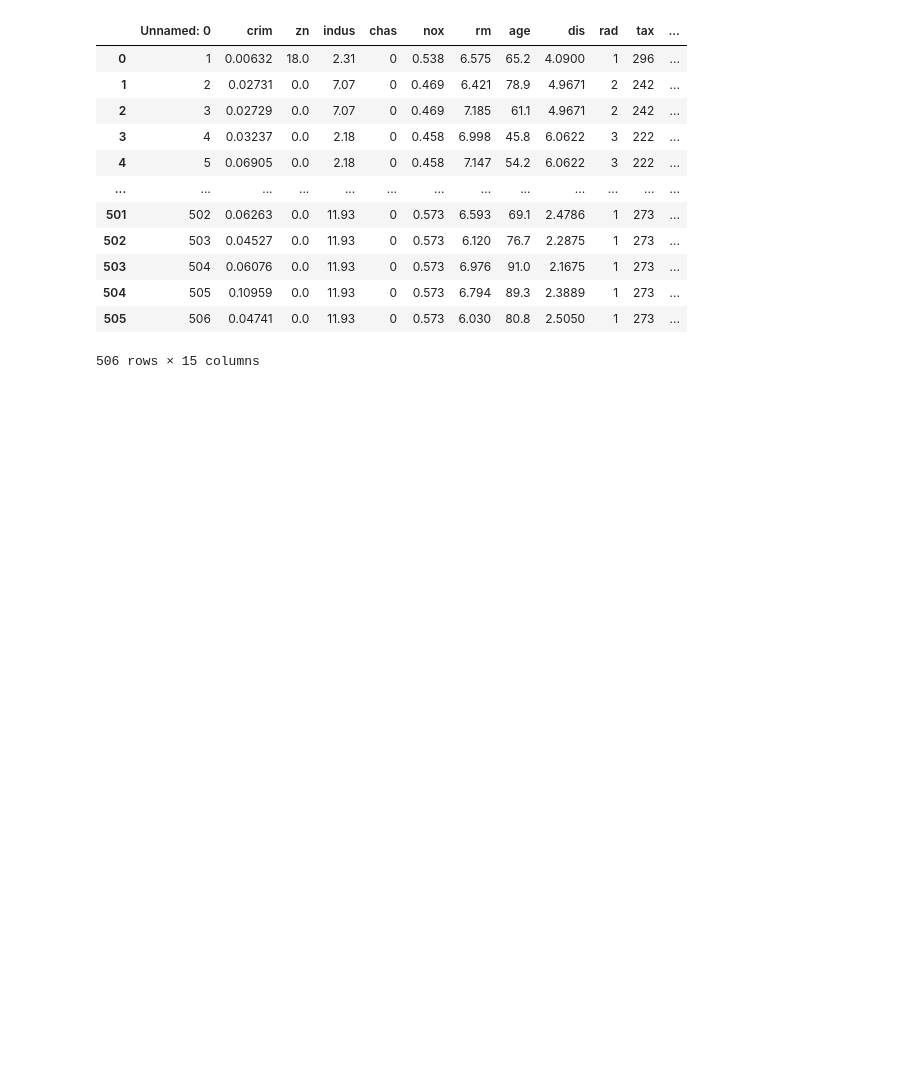
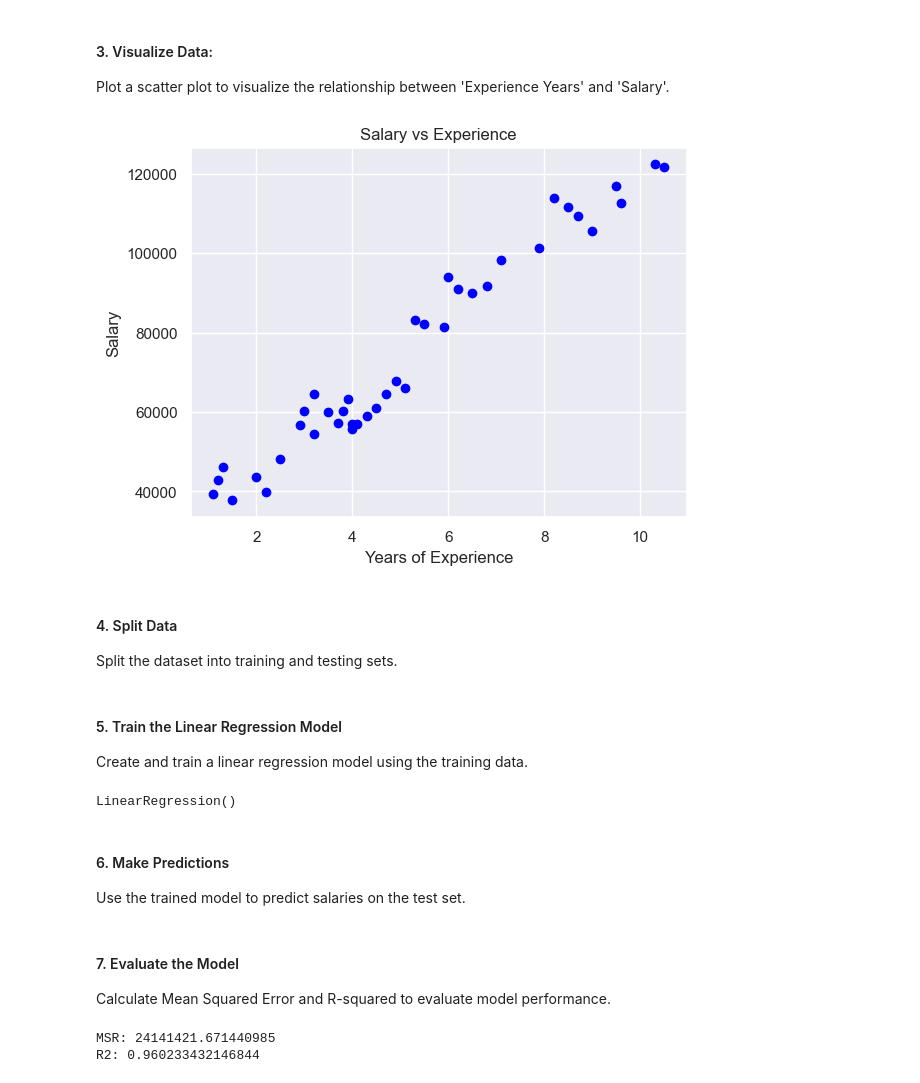
Before and after one commit to NikolasKolinek/Machine-Learning, a Jupyter notebook: Regression/SimpleLinearRegression.ipynb, the cells around one changed output. Saved outputs shown, nothing was run; the diff lists cells and outputs as text; code cells hidden in the pictures; blank space fills up the shorter version.

Commit message:
Simple Linear Regression - finall

```diff
--- a/Regression/SimpleLinearRegression.ipynb
+++ b/Regression/SimpleLinearRegression.ipynb
@@ -3,7 +7,7 @@
 # %%
-import numpy as np
 import pandas as pd
-import matplotlib.pyplot as ptl
-import seaborn as sns
-sns.set()
+import matplotlib.pyplot as plt
+from sklearn.model_selection import train_test_split
+from sklearn.linear_model import LinearRegression
+from sklearn.metrics import r2_score, mean_squared_error
 # %% [markdown]
@@ -11,2 +16,3 @@ In this example Im using [Boston Housing Dataset ](https://www.cs.toronto.edu/~d
 # %%
-data = pd.read_csv('Boston.csv')
+data = pd.read_csv('Salary Data.csv')
+data.head(10)
@@ -13,16 +31,29 @@ data = pd.read_csv('Boston.csv')
+# %% [markdown]
+#### 3. Visualize Data:
+Plot a scatter plot to visualize the relationship between 'Experience Years' and 'Salary'.
+# %%
+plt.scatter(data['Experience Years'], data['Salary'], color='blue')
+plt.xlabel('Years of Experience')
+plt.ylabel('Salary')
+plt.title('Salary vs Experience')
+plt.show()
+# %% [output]
+[figure, added]
+# %% [markdown]
+#### 4. Split Data
+Split the dataset into training and testing sets.
 # %%
-data
+y = data['Salary']
+X = data[['Experience Years']]
+X_train, X_test, y_train, y_test = train_test_split(X,y, train_size=0.7, random_state=2529)
-# %% [output]
-|  | Unnamed: 0 | crim | zn | indus | chas | nox | rm | age | dis | rad | tax | ... |
-| 0 | 1 | 0.00632 | 18.0 | 2.31 | 0 | 0.538 | 6.575 | 65.2 | 4.0900 | 1 | 296 | ... |
-| 1 | 2 | 0.02731 | 0.0 | 7.07 | 0 | 0.469 | 6.421 | 78.9 | 4.9671 | 2 | 242 | ... |
-| 2 | 3 | 0.02729 | 0.0 | 7.07 | 0 | 0.469 | 7.185 | 61.1 | 4.9671 | 2 | 242 | ... |
-| 3 | 4 | 0.03237 | 0.0 | 2.18 | 0 | 0.458 | 6.998 | 45.8 | 6.0622 | 3 | 222 | ... |
-| 4 | 5 | 0.06905 | 0.0 | 2.18 | 0 | 0.458 | 7.147 | 54.2 | 6.0622 | 3 | 222 | ... |
-| ... | ... | ... | ... | ... | ... | ... | ... | ... | ... | ... | ... | ... |
-| 501 | 502 | 0.06263 | 0.0 | 11.93 | 0 | 0.573 | 6.593 | 69.1 | 2.4786 | 1 | 273 | ... |
-| 502 | 503 | 0.04527 | 0.0 | 11.93 | 0 | 0.573 | 6.120 | 76.7 | 2.2875 | 1 | 273 | ... |
-| 503 | 504 | 0.06076 | 0.0 | 11.93 | 0 | 0.573 | 6.976 | 91.0 | 2.1675 | 1 | 273 | ... |
-| 504 | 505 | 0.10959 | 0.0 | 11.93 | 0 | 0.573 | 6.794 | 89.3 | 2.3889 | 1 | 273 | ... |
-| 505 | 506 | 0.04741 | 0.0 | 11.93 | 0 | 0.573 | 6.030 | 80.8 | 2.5050 | 1 | 273 | ... |
-506 rows × 15 columns
+# %% [markdown]
+#### 5. Train the Linear Regression Model
+Create and train a linear regression model using the training data.
+# %%
+LR_model = LinearRegression()
+LR_model.fit(X_train, y_train)
+# %% [output]
+LinearRegression()
+# %% [markdown]
+#### 6. Make Predictions
+Use the trained model to predict salaries on the test set.
@@ -28,0 +62,9 @@ data
+# %% [markdown]
+#### 7. Evaluate the Model
+Calculate Mean Squared Error and R-squared to evaluate model performance.
+# %%
+print('MSR:', mean_squared_error(y_test,y_pred))
+print('R2:', r2_score(y_test, y_pred))
+# %% [output]
+MSR: 24141421.671440985
+R2: 0.960233432146844
```
Also changed, not shown: parts of 7 cells of this notebook, 2 other files.
